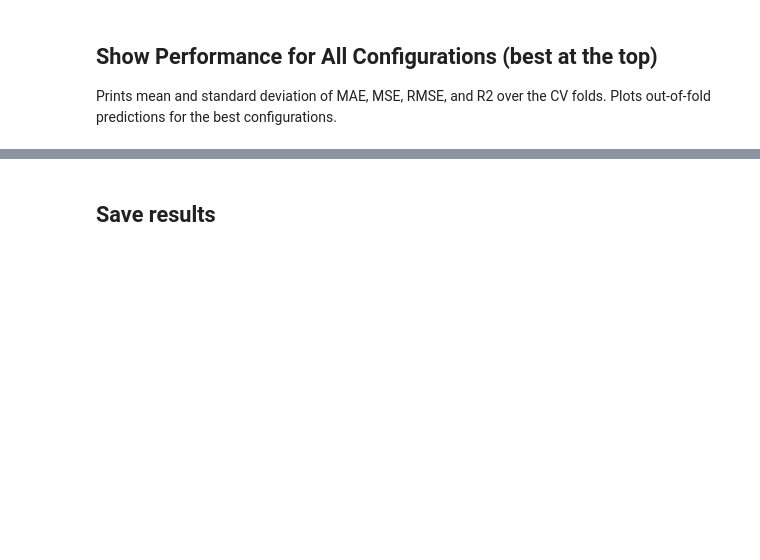
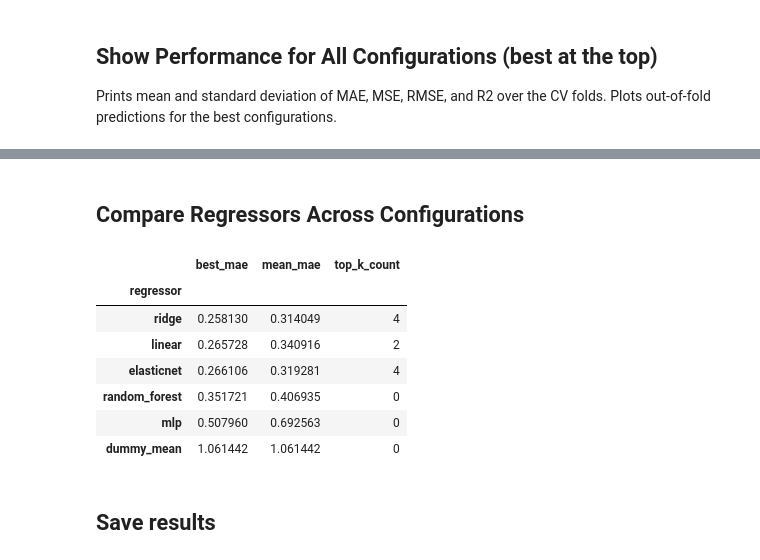
Before and after one commit to MineaSolas/ComputerVisionProject, a Jupyter notebook: top_side_frozen_performance.ipynb, the cells around one changed output, grey strips where cells are left out. Drawn from its saved outputs; the diff is of its cells as text; code cells hidden in the pictures; blank space fills up the shorter version.

```diff
--- a/top_side_frozen_performance.ipynb
+++ b/top_side_frozen_performance.ipynb
@@ -136,0 +323,16 @@ for _, row in results_df.head(5).iterrows():
+# %%
+backbone_summary = (
+    results_df.groupby("backbone")
+    .agg(
+        best_mae=("cv_mae_mean", "min"),
+        mean_mae=("cv_mae_mean", "mean")
+    )
+)
+
+top_k = results_df.nsmallest(10, "cv_mae_mean")
+top_k_counts = top_k["backbone"].value_counts()
+
+backbone_summary["top_k_count"] = backbone_summary.index.map(top_k_counts).fillna(0).astype(int)
+backbone_summary = backbone_summary.sort_values(["best_mae"])
+
+display(backbone_summary)
@@ -137,3 +372,29 @@ for _, row in results_df.head(5).iterrows():
+# %% [markdown]
+## Compare Regressors Across Configurations
+# %%
+regressor_summary = (
+    results_df.groupby("regressor")
+    .agg(
+        best_mae=("cv_mae_mean", "min"),
+        mean_mae=("cv_mae_mean", "mean")
+    )
+)
+
+top_k_counts = top_k["regressor"].value_counts()
+
+regressor_summary["top_k_count"] = regressor_summary.index.map(top_k_counts).fillna(0).astype(int)
+regressor_summary = regressor_summary.sort_values(["best_mae"])
+
+display(regressor_summary)
+# %% [output]
+|  | best_mae | mean_mae | top_k_count |
+| regressor |  |  |  |
+| ridge | 0.258130 | 0.314049 | 4 |
+| linear | 0.265728 | 0.340916 | 2 |
+| elasticnet | 0.266106 | 0.319281 | 4 |
+| random_forest | 0.351721 | 0.406935 | 0 |
+| mlp | 0.507960 | 0.692563 | 0 |
+| dummy_mean | 1.061442 | 1.061442 | 0 |
 # %% [markdown]
 ## Save results
 # %%
```
Also changed, not shown: parts of 10 cells of this notebook, 14 other files.
